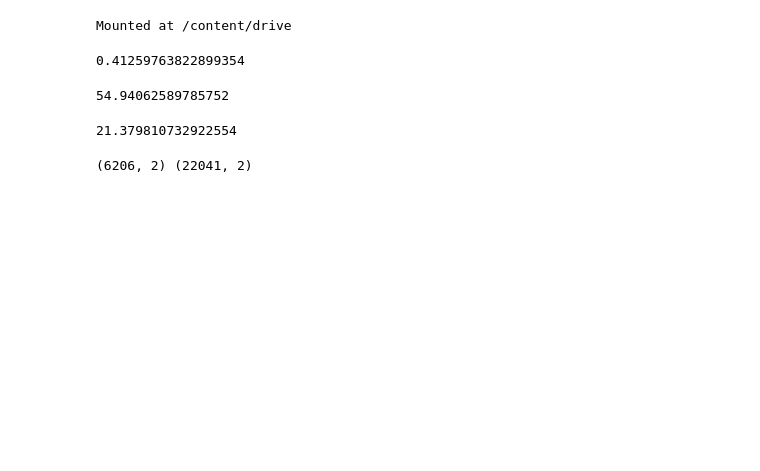
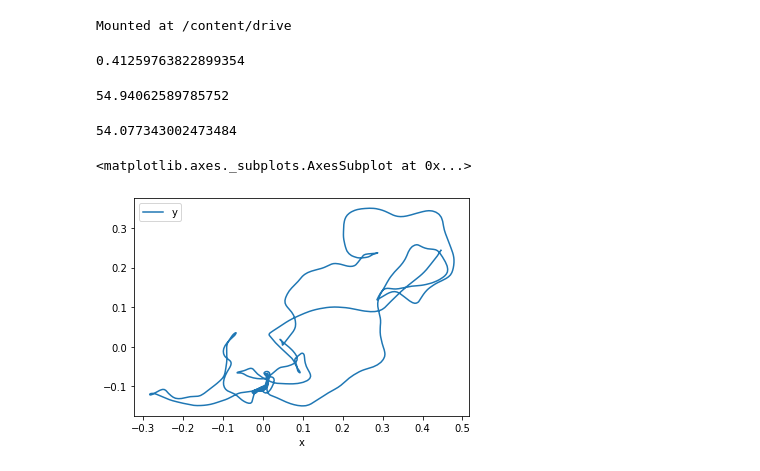
Before and after one commit to sazio/Transients, a Jupyter notebook: Python/DynamicTimeWarping.ipynb, the cells around one changed output. Cells and saved outputs as stored; diff of their text form; code cells hidden in the pictures; blank space fills up the shorter version.

```diff
--- a/Python/DynamicTimeWarping.ipynb
+++ b/Python/DynamicTimeWarping.ipynb
@@ -94,10 +83,16 @@ dtw_ndim.distance(seq1, seq2, use_c = True, use_pruning= True)
 # %% [output]
 54.94062589785752
 # %%
-dtw_ndim.distance(seq, seq3, use_c = True, use_pruning= True)
+dtw_ndim.distance(seq2, seq3, use_c = True, use_pruning= True)
 # %% [output]
-21.379810732922554
+54.077343002473484
-# %%
-print(seq1.shape, seq2.shape)
-# %% [output]
-(6206, 2) (22041, 2)
+# %%
+## Using traja
+seq1t = traja.TrajaDataFrame(seq1, columns = ["x","y"])
+seq2t = traja.TrajaDataFrame(seq2, columns = ["x","y"])
+seq3t = traja.TrajaDataFrame(seq3, columns = ["x","y"])
+# %%
+traja.smooth_sg(seq1t).plot(x = "x", y = "y")
+# %% [output]
+<matplotlib.axes._subplots.AxesSubplot at 0x...>
+[figure, added]
```
Also changed, not shown: parts of 6 cells of this notebook.
